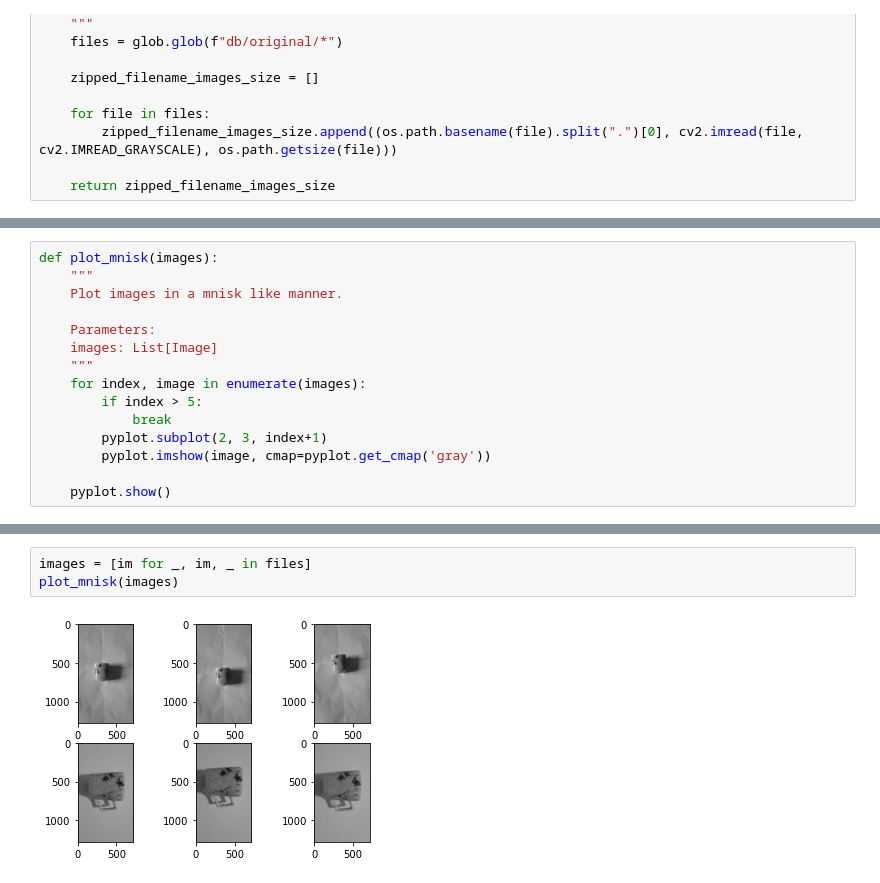
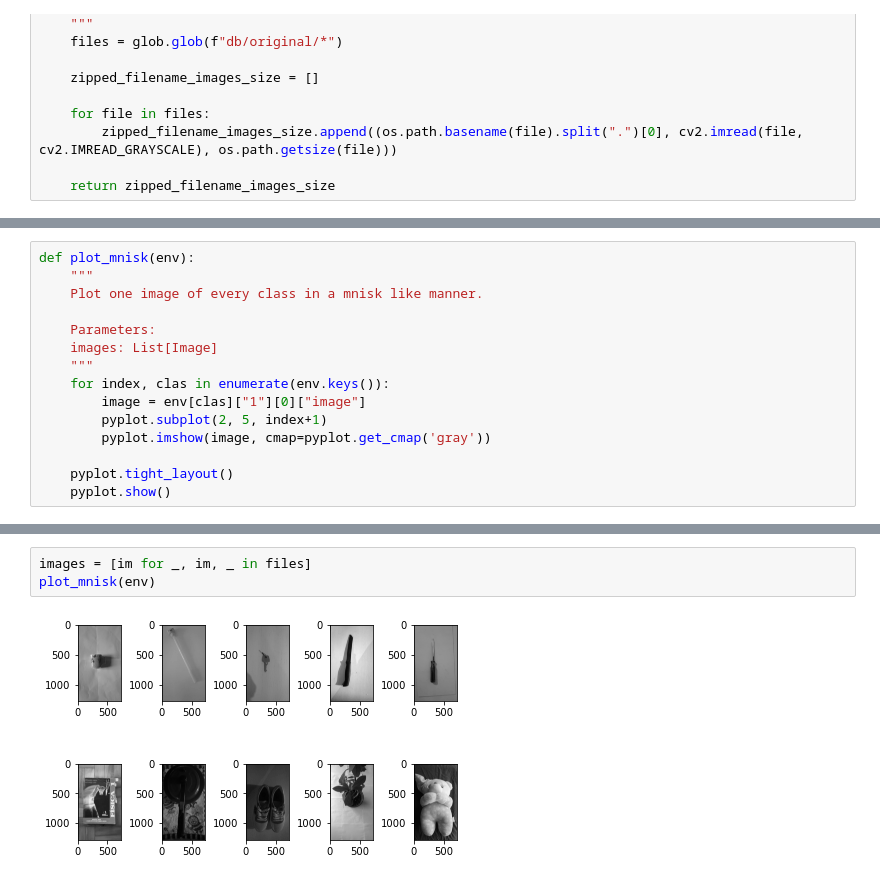
Before and after one commit to CosmicGirl42/ProjetoVisaoProcessamentoImagens, a Jupyter notebook: EP1.ipynb, the cells around one changed output, grey strips where cells are left out. Drawn from its saved outputs; the diff is of its cells as text.

Commit message:
Fix final problems in the EP1
 - Handle when the name of the file is not well formated (ignore file)
 -  Plot minist showing one image of every class

```diff
--- a/EP1.ipynb
+++ b/EP1.ipynb
@@ -130,19 +137,19 @@ Tabela detalhada por classe
 
     print("=================================")
 # %%
-def plot_mnisk(images):
+def plot_mnisk(env):
     """
-    Plot images in a mnisk like manner.
+    Plot one image of every class in a mnisk like manner.
 
     Parameters:
     images: List[Image]
     """
-    for index, image in enumerate(images):
-        if index > 5:
-            break
-        pyplot.subplot(2, 3, index+1)
+    for index, clas in enumerate(env.keys()):
+        image = env[clas]["1"][0]["image"]
+        pyplot.subplot(2, 5, index+1)
         pyplot.imshow(image, cmap=pyplot.get_cmap('gray'))
 
+    pyplot.tight_layout()
     pyplot.show()
 # %%
 # main
@@ -174,6 +183,6 @@ pelucia | 4 objetos | 3 variações de fundo {'branco', 'azul', 'verde'} | 3 var
 =================================
 # %%
 images = [im for _, im, _ in files]
-plot_mnisk(images)
+plot_mnisk(env)
 # %% [output]
-[figure, old version]
+[figure, new version]
```
Also changed, not shown: parts of 4 cells of this notebook.
